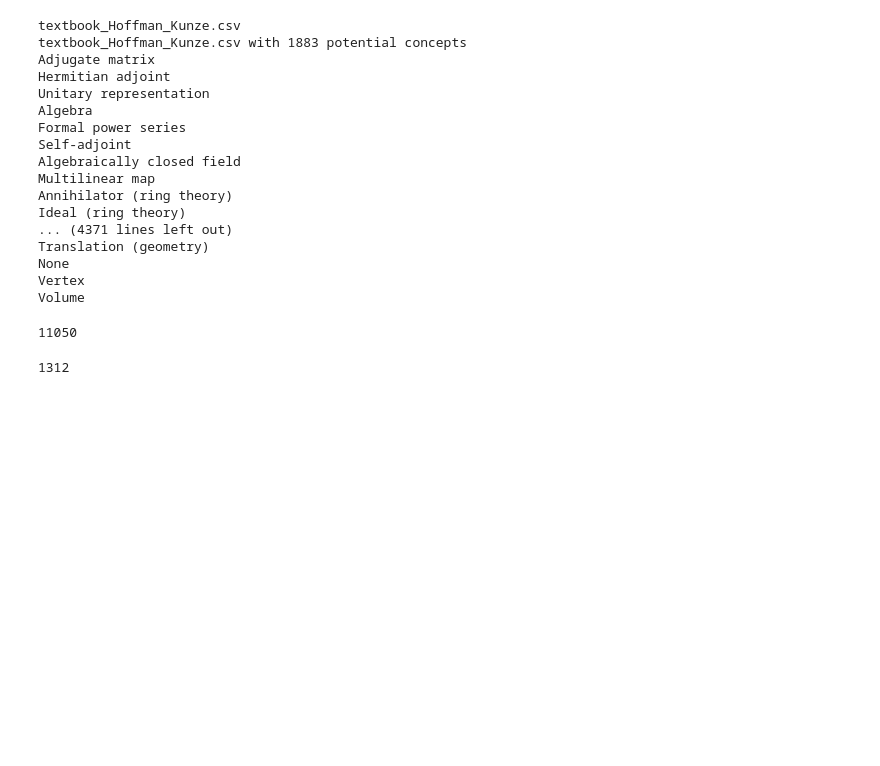
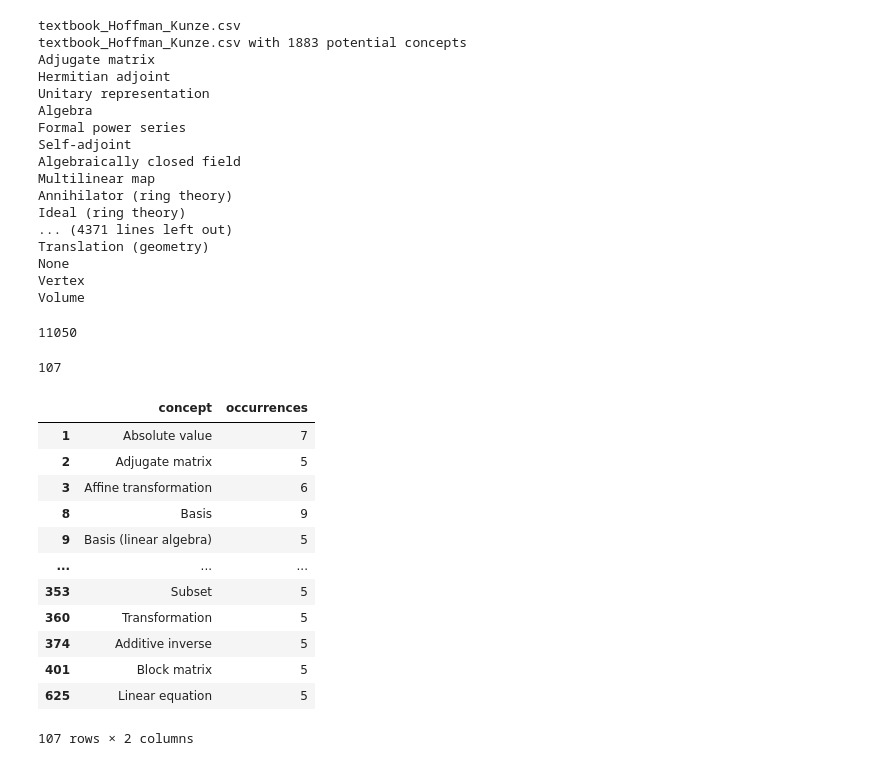
Before and after one commit to mlcolab/learning-dependencies, a Jupyter notebook: exp/16_Index_Parsing.ipynb, the cells around one changed output. Cells and saved outputs as stored; diff of their text form; code cells hidden in the pictures; blank space fills up the shorter version.

Commit message:
add index analysis

```diff
--- a/exp/16_Index_Parsing.ipynb
+++ b/exp/16_Index_Parsing.ipynb
@@ -546,7 +547,7 @@ def get_best_result(results, concept_set):
     print(filtered_results[0][0] if len(filtered_results) else None)
     return filtered_results[0][0] if len(filtered_results) else None
 
-for book, index in list(indices.items())[2:]:
+for book, index in list(indices.items()):
     print(book)
     concept_set = set(sum(index.search_results, []))
     print(book + " with " + str(len(concept_set)) + " potential concepts")
@@ -592,6 +593,22 @@ for book in os.listdir(path):
         wiki_concepts[concept] += 1
 
 wiki_concepts = pd.DataFrame({"concept": wiki_concepts.keys(), "occurrences": wiki_concepts.values()})
-print(sum(wiki_concepts["occurrences"] >= 0))
+print(sum(wiki_concepts["occurrences"] >= 5))
 # %% [output]
-1312
+107
+# %%
+wiki_concepts[wiki_concepts["occurrences"] >= 5]
+# %% [output]
+|  | concept | occurrences |
+| 1 | Absolute value | 7 |
+| 2 | Adjugate matrix | 5 |
+| 3 | Affine transformation | 6 |
+| 8 | Basis | 9 |
+| 9 | Basis (linear algebra) | 5 |
+| ... | ... | ... |
+| 353 | Subset | 5 |
+| 360 | Transformation | 5 |
+| 374 | Additive inverse | 5 |
+| 401 | Block matrix | 5 |
+| 625 | Linear equation | 5 |
+107 rows × 2 columns
```
Also changed, not shown: parts of 1 cell of this notebook, 2 other files.
